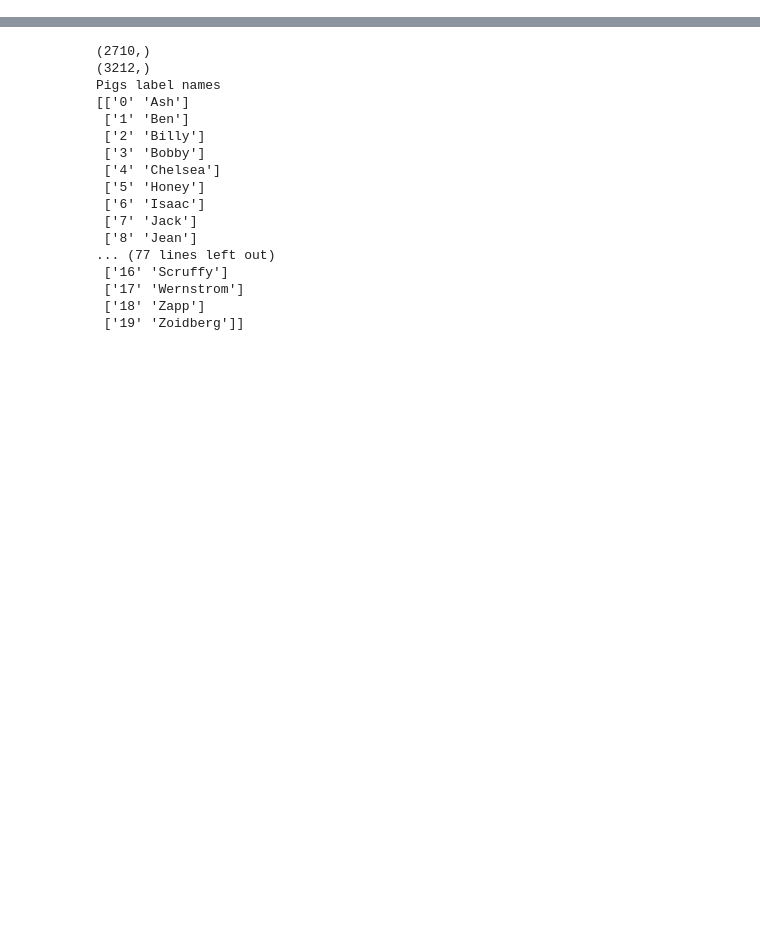
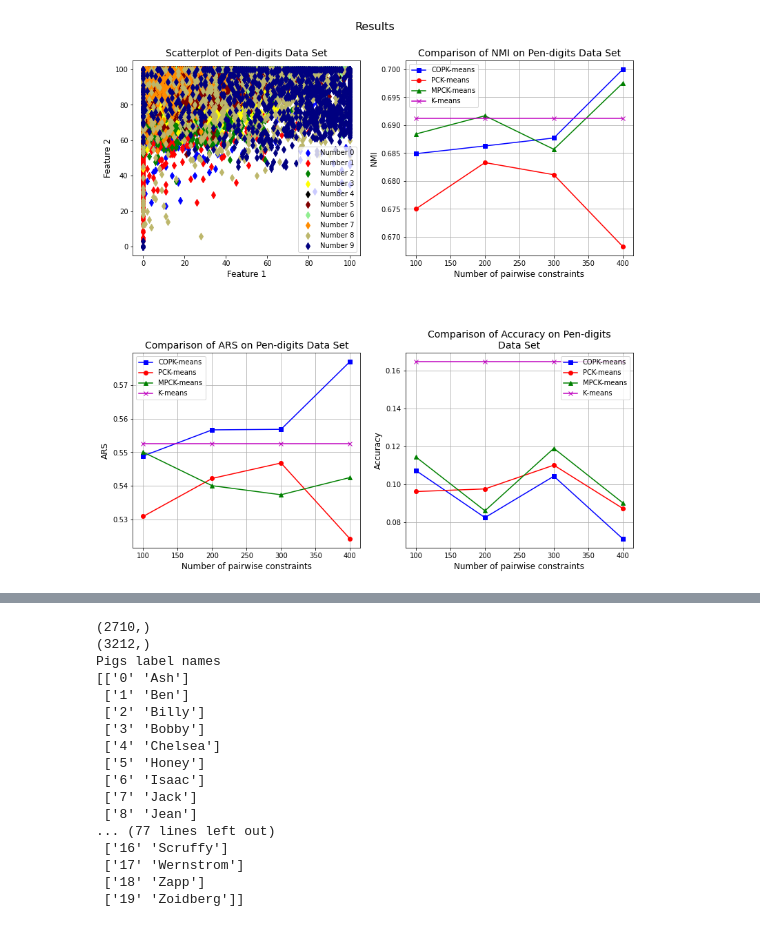
Before and after one commit to MagdaJuarez/AnimalIdentification, a Jupyter notebook: AnimalIdentification.ipynb, the cells around one changed output, grey strips where cells are left out. Cells and saved outputs as stored; diff of their text form; code cells hidden in the pictures; blank space fills up the shorter version.

```diff
--- a/AnimalIdentification.ipynb
+++ b/AnimalIdentification.ipynb
@@ -526,0 +436,74 @@ Time for pairwise clustering :10908.6393  seconds
+# %%
+#Setting up subplots
+
+figure, axs = plt.subplots(2, 2, figsize = (13,13))
+plt.subplots_adjust(hspace = 0.5)
+plt.suptitle('Results', fontsize=16, y=0.94)
+folder = 'DataSets'
+label_sizes = [14, 12] #Title and axis label size.
+video_frames = []
+
+#Reading Pen-digits Dataset
+print('Pen-digits Data Set')
+src = os.path.join(folder, 'pendigits.tra')
+
+npdata_trn = preprocess_dataset(src, None, [], [], [], [])
+Data_Trn = npdata_trn[:, :-1]
+Labels_Trn = npdata_trn[:,-1]
+
+src = os.path.join(folder, 'pendigits.tes')
+npdata_tst = preprocess_dataset(src, None, [], [], [], [])
+Data_Tst = npdata_tst[:, :-1]
+Labels_Tst = npdata_tst[:,-1]
+
+Data = np.vstack((Data_Trn, Data_Tst))
+Labels = np.vstack((Labels_Trn.reshape((-1,1)), Labels_Tst.reshape(-1,1)))
+Labels = Labels.flatten()
+arr_n_constraints = [100, 200, 300, 400] #Array of number of constraints
+
+titles = ['Comparison of NMI on Pen-digits Data Set', 'Comparison of ARS on Pen-digits Data Set',
+          'Comparison of Accuracy on Pen-digits Data Set']
+n_runs = 20
+n_sample = 1000
+s_time_clus = time()
+
+feat_plot = [0,1] #Features to plot
+lbl_names = ['Feature 1', 'Feature 2', 'Feature 3', 'Feature 4', 'Feature 5', 'Feature 6', 'Feature 7',
+            'Feature 8', 'Feature 9', 'Feature 10', 'Feature 11', 'Feature 12', 'Feature 13', 'Feature 14',
+            'Feature 15', 'Feature 16']
+cls_names = ['Number 0', 'Number 1', 'Number 2', 'Number 3', 'Number 4', 'Number 5', 'Number 6',
+             'Number 7', 'Number 8', 'Number 9']
+symb_marker = 'd' # Marker
+
+plot_scatterplot(Data, Labels, axs[0,0], 'Scatterplot of Pen-digits Data Set',
+                 feat_plot, lbl_names, cls_names, symb_marker, label_sizes)
+
+all_NMI = []
+all_ARS = []
+all_ACC = []
+
+for i in range(n_runs):
+    print('Run # ', i)
+    spl_Data, spl_Labels = get_random_sample(Data, Labels, n_sample)
+    sample_NMI, sample_ARS, sample_ACC = pairwise_clustering(spl_Data, spl_Labels,
+                                                             video_frames, arr_n_constraints)
+    all_NMI.extend(sample_NMI)
+    all_ARS.extend(sample_ARS)
+    all_ACC.extend(sample_ACC)
+
+all_NMI = np.array(all_NMI)
+all_ARS = np.array(all_ARS)
+all_ACC = np.array(all_ACC)
+
+all_NMI = avg_values(all_NMI)
+all_ARS = avg_values(all_ARS)
+all_ACC = avg_values(all_ACC)
+
+plot_NMI(all_NMI, titles[0], axs[0,1], label_sizes)
+plot_ARS(all_ARS, titles[1], axs[1,0], label_sizes)
+plot_ACC(all_ACC, titles[2], axs[1,1], label_sizes)
+
+e_time_clus = time()
+
+print("Time for pairwise clustering :{:.4f} ".format(e_time_clus-s_time_clus), "seconds")
+# %% [output]
@@ -526,0 +527 @@ Time for pairwise clustering :10908.6393  seconds
+[figure, added]
```
Also changed, not shown: parts of 11 cells of this notebook.
